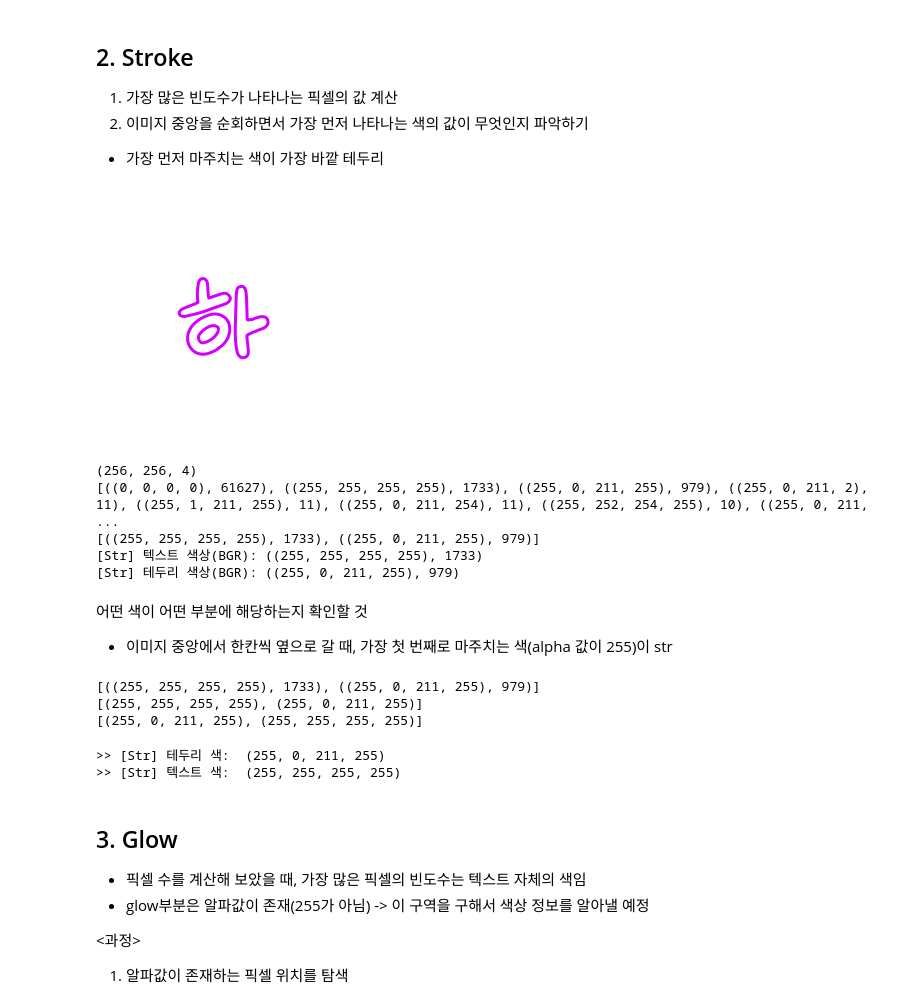
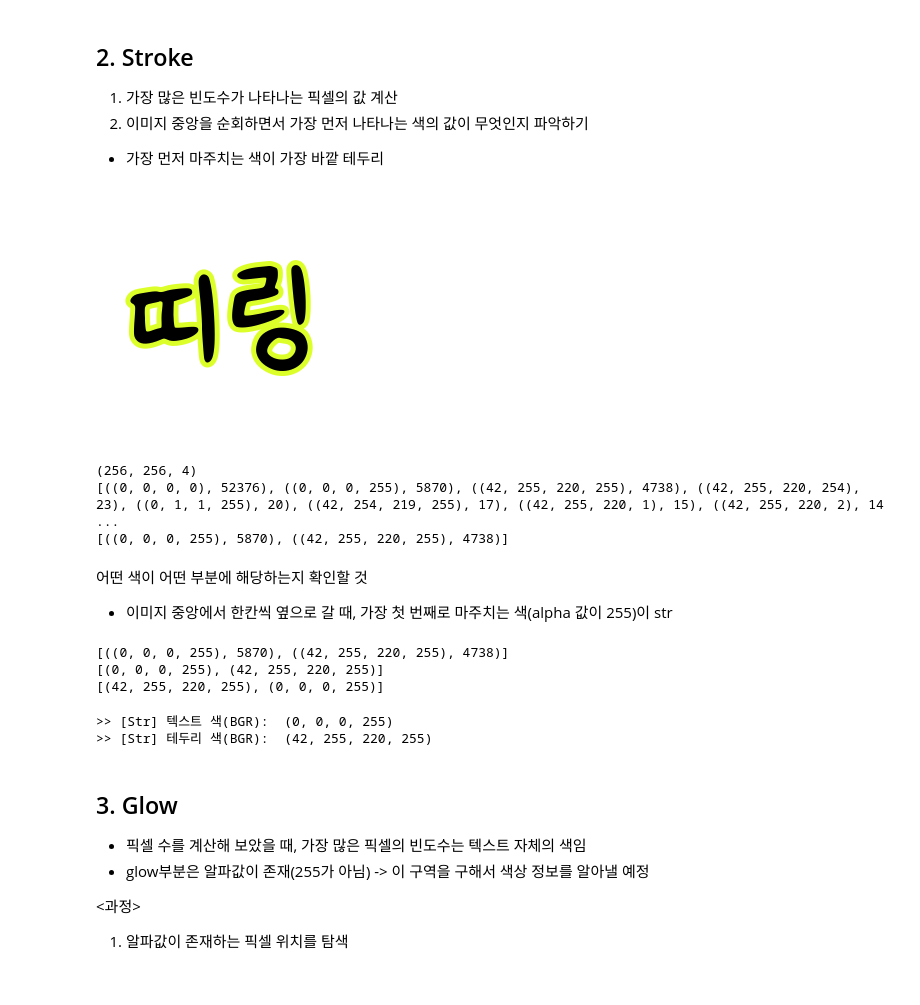
Before and after one commit to min02choi/Style-Color-Detect, a Jupyter notebook: color_detect.ipynb, the cells around one changed output. Cells and saved outputs as stored; diff of their text form; code cells hidden in the pictures.

```diff
--- a/color_detect.ipynb
+++ b/color_detect.ipynb
@@ -290,7 +290,7 @@ print("텍스트 색상(BGR):", most_common_color)
 # (2) Gray Scale 이미지
 
 # 이미지를 BGR 형식으로 읽어오기
-image = cv2.imread('온글잎 메리마체_하_120_none.png', cv2.IMREAD_UNCHANGED)
+image = cv2.imread('온글잎 효임_쾅_111_none.png', cv2.IMREAD_UNCHANGED)
 
 cv2_imshow(image)
 
@@ -348,51 +348,44 @@ print(color_brg_cnt)
   * 가장 먼저 마주치는 색이 가장 바깥 테두리
 # %%
 # str
-image = cv2.imread('온글잎 메리마체_하_109_str.png', cv2.IMREAD_UNCHANGED)
+image = cv2.imread('온글잎 효임_띠링_138_str.png', cv2.IMREAD_UNCHANGED)
 
 cv2_imshow(image)
 
 hist = []
 print(image.shape)
 # print(image.size / 3)
 
 # 각 픽셀의 화소값
 for i in range(image.shape[0]):
   for j in range(image.shape[1]):
     hist.append(tuple(image[i, j]))
 
 # 픽셀 색상별 등장 횟수 계산
 color_counts = {}
 for color in hist:
     if color in color_counts:
         color_counts[color] += 1
     else:
         color_counts[color] = 1
 
 sorted_colors = sorted(color_counts.items(), key=lambda x: x[1], reverse=True)
 print(sorted_colors)
 
 image_colors = sorted_colors[1:3]
 print(image_colors)
-
-
-# 결과 출력
-print("[Str] 텍스트 색상(BGR):", image_colors[0])
-print("[Str] 테두리 색상(BGR):", image_colors[1])
 # %% [output]
-[figure, old version]
+[figure, new version]
 (256, 256, 4)
-[((0, 0, 0, 0), 61627), ((255, 255, 255, 255), 1733), ((255, 0, 211, 255), 979), ((255, 0, 211, 2), 11), ((255, 1, 211, 255), 11), ((255, 0, 211, 254), 11), ((255, 252, 254, 255), 10), ((255, 0, 211,  ...
-[((255, 255, 255, 255), 1733), ((255, 0, 211, 255), 979)]
-[Str] 텍스트 색상(BGR): ((255, 255, 255, 255), 1733)
-[Str] 테두리 색상(BGR): ((255, 0, 211, 255), 979)
+[((0, 0, 0, 0), 52376), ((0, 0, 0, 255), 5870), ((42, 255, 220, 255), 4738), ((42, 255, 220, 254), 23), ((0, 1, 1, 255), 20), ((42, 254, 219, 255), 17), ((42, 255, 220, 1), 15), ((42, 255, 220, 2), 14 ...
+[((0, 0, 0, 255), 5870), ((42, 255, 220, 255), 4738)]
 # %% [markdown]
 어떤 색이 어떤 부분에 해당하는지 확인할 것
 * 이미지 중앙에서 한칸씩 옆으로 갈 때, 가장 첫 번째로 마주치는 색(alpha 값이 255)이 str
 # %%
 # 색의 순서 파악
 
-half_height = image.shape[1] // 2
+half_height = image.shape[0] // 2
 print(image_colors)
 
 new_image_colors = []
@@ -402,8 +395,9 @@ for i in range(len(image_colors)):
 print(new_image_colors)
 
 detect_color = []
-for i in range(image.shape[0]):
-  pixel = tuple(image[i][half_height])
+for i in range(image.shape[1]):
+  pixel = tuple(image[half_height][i])
+  # print(pixel)
 
   if pixel[3] == 255:
     if pixel in new_image_colors:
@@ -412,15 +406,15 @@ for i in range(image.shape[0]):
 
 print(detect_color)
 # %% [output]
-[((255, 255, 255, 255), 1733), ((255, 0, 211, 255), 979)]
-[(255, 255, 255, 255), (255, 0, 211, 255)]
-[(255, 0, 211, 255), (255, 255, 255, 255)]
+[((0, 0, 0, 255), 5870), ((42, 255, 220, 255), 4738)]
+[(0, 0, 0, 255), (42, 255, 220, 255)]
+[(42, 255, 220, 255), (0, 0, 0, 255)]
 # %%
-print(">> [Str] 테두리 색: ", detect_color[0])
-print(">> [Str] 텍스트 색: ", detect_color[1])
+print(">> [Str] 텍스트 색(BGR): ", detect_color[1])
+print(">> [Str] 테두리 색(BGR): ", detect_color[0])
 # %% [output]
->> [Str] 테두리 색:  (255, 0, 211, 255)
->> [Str] 텍스트 색:  (255, 255, 255, 255)
+>> [Str] 텍스트 색(BGR):  (0, 0, 0, 255)
+>> [Str] 테두리 색(BGR):  (42, 255, 220, 255)
 # %% [markdown]
 ## 3. Glow
 * 픽셀 수를 계산해 보았을 때, 가장 많은 픽셀의 빈도수는 텍스트 자체의 색임
```
Also changed, not shown: parts of 26 cells of this notebook.
